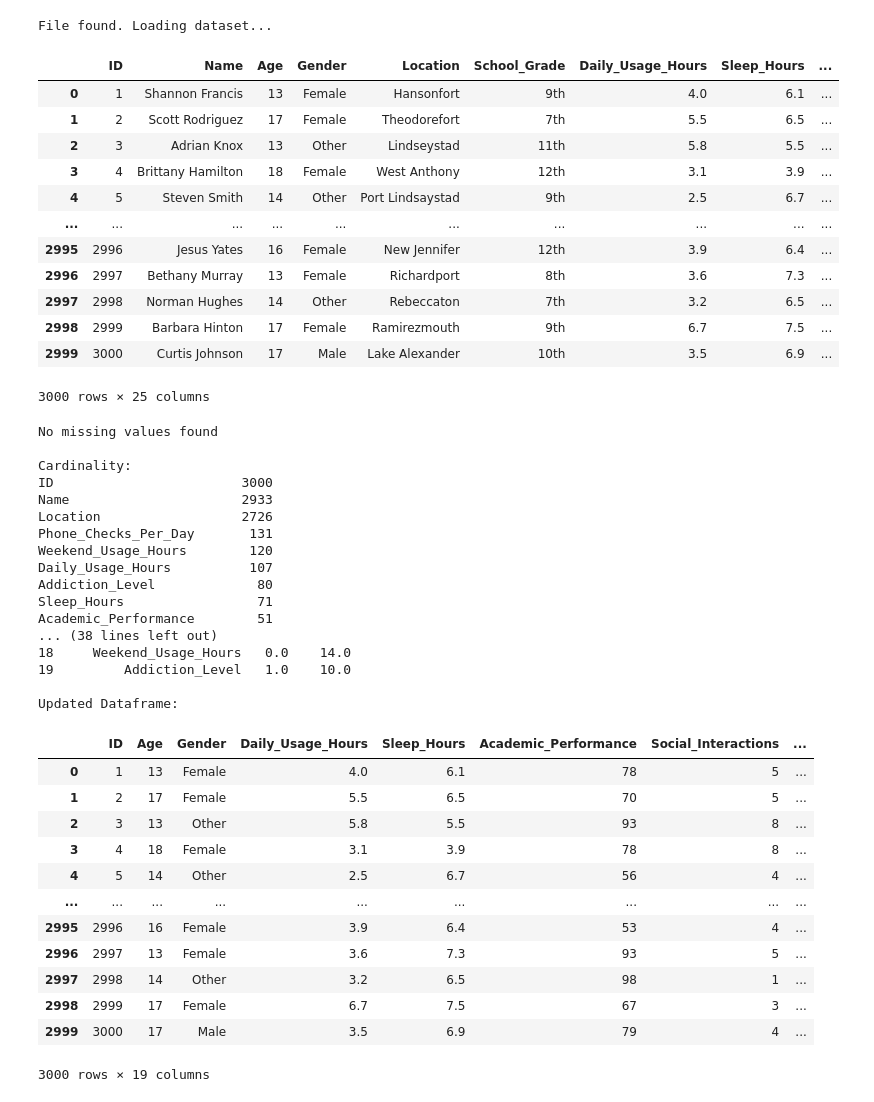
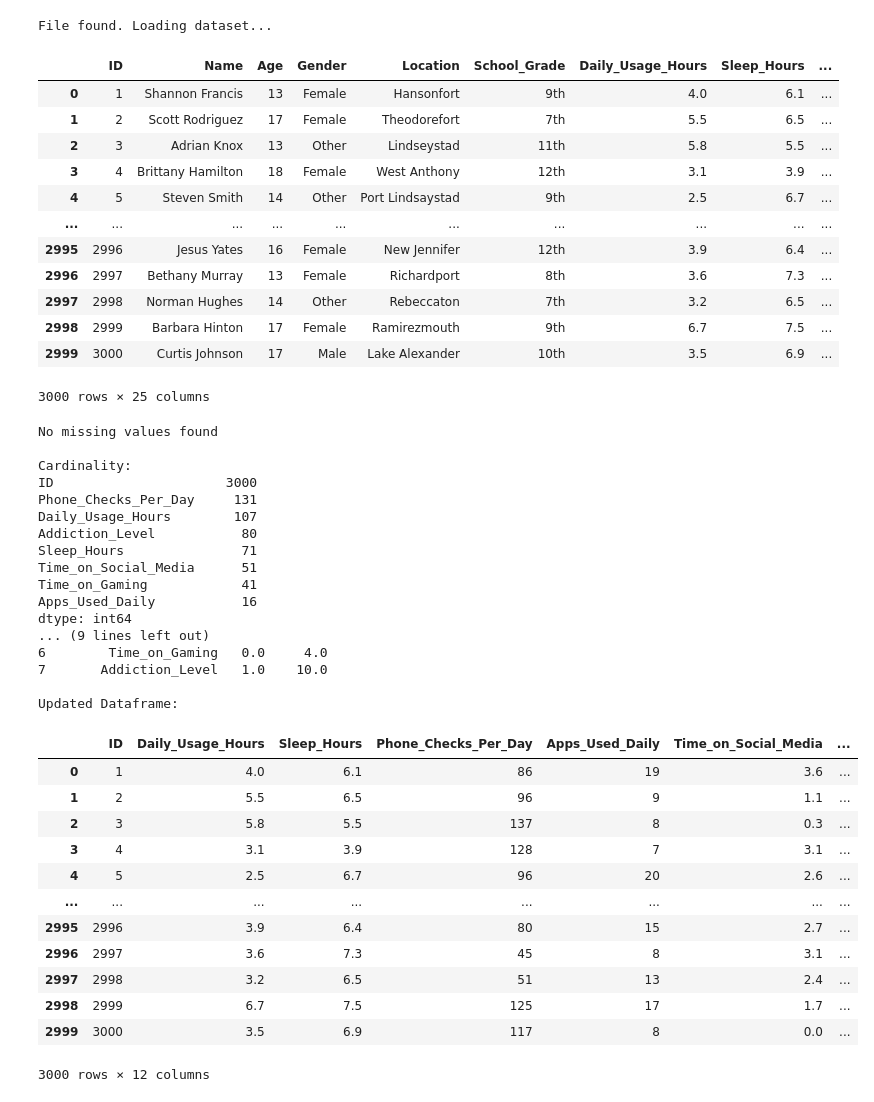
Before and after one commit to amriikk/smartphone-teens, a Jupyter notebook: HW_3_Data_Prep.ipynb, the cells around one changed output. Cells and saved outputs as stored; diff of their text form; code cells hidden in the pictures.

```diff
--- a/HW_3_Data_Prep.ipynb
+++ b/HW_3_Data_Prep.ipynb
@@ -4,6 +4,7 @@
 import io
 import os
 import pandas as pd
+import numpy as np
 from google.colab import files
 
 file_path = "/content/teen_phone_addiction_dataset.csv"
@@ -23,6 +24,15 @@ display(df)
 # Missingness
 print(f"\nMissing values present" if df.isna().any().any() else "\nNo missing values found")
 
+# Cleaning the Dataset
+col_list_to_drop = ['Name', 'Age', 'Gender', 'Location', 'School_Grade', 'Academic_Performance', 'Social_Interactions', 'Exercise_Hours', 'Anxiety_Level', 'Depression_Level',
+                    'Self_Esteem', 'Parental_Control', 'Screen_Time_Before_Bed', 'Time_on_Education', 'Phone_Usage_Purpose', 'Family_Communication', 'Weekend_Usage_Hours']
+
+for col in col_list_to_drop:
+  if col in df.columns:
+    df.drop(col,axis = 1,inplace = True)
+# print(list(df.columns))
+
 # Cardinality
 print(f"\nCardinality:\n{df.nunique(dropna=True).sort_values(ascending=False)}")
 
@@ -32,60 +42,56 @@ print(f"\nChecking outlying values:\n{outlier}")
 
 # Features
 target = 'Addiction_Level'
 new_cols = ['Usage_to_Sleep_Ratio', 'Checks_per_App', 'Entertainment_Ratio']
 df['Usage_to_Sleep_Ratio'] = df['Daily_Usage_Hours'] / df['Sleep_Hours']
 df['Checks_per_App'] = df['Phone_Checks_Per_Day'] / df['Apps_Used_Daily']
 df['Entertainment_Ratio'] = (df['Time_on_Social_Media'] + df['Time_on_Gaming']) / df['Daily_Usage_Hours']
+df["High_Addiction"] = np.where(df["Addiction_Level"] > 7, 1, 0)
 
-col_list_to_drop = ['Name', 'Location', 'School_Grade', 'Anxiety_Level', 'Depression_Level', 'Self_Esteem', 'Apps_Used_Daily', 'Time_on_Education', 'Family_Communication']
-for col in col_list_to_drop:
-  if col in df.columns:
-    df.drop(col,axis = 1,inplace = True)
-# print(list(df.columns))
 print(f"\nUpdated Dataframe:")
 display(df)
 # %% [output]
 File found. Loading dataset...
 |  | ID | Name | Age | Gender | Location | School_Grade | Daily_Usage_Hours | Sleep_Hours | ... |
 | 0 | 1 | Shannon Francis | 13 | Female | Hansonfort | 9th | 4.0 | 6.1 | ... |
 | 1 | 2 | Scott Rodriguez | 17 | Female | Theodorefort | 7th | 5.5 | 6.5 | ... |
 | 2 | 3 | Adrian Knox | 13 | Other | Lindseystad | 11th | 5.8 | 5.5 | ... |
 | 3 | 4 | Brittany Hamilton | 18 | Female | West Anthony | 12th | 3.1 | 3.9 | ... |
 | 4 | 5 | Steven Smith | 14 | Other | Port Lindsaystad | 9th | 2.5 | 6.7 | ... |
 | ... | ... | ... | ... | ... | ... | ... | ... | ... | ... |
 | 2995 | 2996 | Jesus Yates | 16 | Female | New Jennifer | 12th | 3.9 | 6.4 | ... |
 | 2996 | 2997 | Bethany Murray | 13 | Female | Richardport | 8th | 3.6 | 7.3 | ... |
 | 2997 | 2998 | Norman Hughes | 14 | Other | Rebeccaton | 7th | 3.2 | 6.5 | ... |
 | 2998 | 2999 | Barbara Hinton | 17 | Female | Ramirezmouth | 9th | 6.7 | 7.5 | ... |
 | 2999 | 3000 | Curtis Johnson | 17 | Male | Lake Alexander | 10th | 3.5 | 6.9 | ... |
 3000 rows × 25 columns
 No missing values found
 
 Cardinality:
-ID                        3000
-Name                      2933
-Location                  2726
-Phone_Checks_Per_Day       131
-Weekend_Usage_Hours        120
-Daily_Usage_Hours          107
-Addiction_Level             80
-Sleep_Hours                 71
-Academic_Performance        51
-... (38 lines left out)
-18     Weekend_Usage_Hours   0.0    14.0
-19         Addiction_Level   1.0    10.0
+ID                      3000
+Phone_Checks_Per_Day     131
+Daily_Usage_Hours        107
+Addiction_Level           80
+Sleep_Hours               71
+Time_on_Social_Media      51
+Time_on_Gaming            41
+Apps_Used_Daily           16
+dtype: int64
+... (9 lines left out)
+6        Time_on_Gaming   0.0     4.0
+7       Addiction_Level   1.0    10.0
 
 Updated Dataframe:
-|  | ID | Age | Gender | Daily_Usage_Hours | Sleep_Hours | Academic_Performance | Social_Interactions | ... |
-| 0 | 1 | 13 | Female | 4.0 | 6.1 | 78 | 5 | ... |
-| 1 | 2 | 17 | Female | 5.5 | 6.5 | 70 | 5 | ... |
-| 2 | 3 | 13 | Other | 5.8 | 5.5 | 93 | 8 | ... |
-| 3 | 4 | 18 | Female | 3.1 | 3.9 | 78 | 8 | ... |
-| 4 | 5 | 14 | Other | 2.5 | 6.7 | 56 | 4 | ... |
-| ... | ... | ... | ... | ... | ... | ... | ... | ... |
-| 2995 | 2996 | 16 | Female | 3.9 | 6.4 | 53 | 4 | ... |
-| 2996 | 2997 | 13 | Female | 3.6 | 7.3 | 93 | 5 | ... |
-| 2997 | 2998 | 14 | Other | 3.2 | 6.5 | 98 | 1 | ... |
-| 2998 | 2999 | 17 | Female | 6.7 | 7.5 | 67 | 3 | ... |
-| 2999 | 3000 | 17 | Male | 3.5 | 6.9 | 79 | 4 | ... |
+|  | ID | Daily_Usage_Hours | Sleep_Hours | Phone_Checks_Per_Day | Apps_Used_Daily | Time_on_Social_Media | ... |
+| 0 | 1 | 4.0 | 6.1 | 86 | 19 | 3.6 | ... |
+| 1 | 2 | 5.5 | 6.5 | 96 | 9 | 1.1 | ... |
+| 2 | 3 | 5.8 | 5.5 | 137 | 8 | 0.3 | ... |
+| 3 | 4 | 3.1 | 3.9 | 128 | 7 | 3.1 | ... |
+| 4 | 5 | 2.5 | 6.7 | 96 | 20 | 2.6 | ... |
+| ... | ... | ... | ... | ... | ... | ... | ... |
+| 2995 | 2996 | 3.9 | 6.4 | 80 | 15 | 2.7 | ... |
+| 2996 | 2997 | 3.6 | 7.3 | 45 | 8 | 3.1 | ... |
+| 2997 | 2998 | 3.2 | 6.5 | 51 | 13 | 2.4 | ... |
+| 2998 | 2999 | 6.7 | 7.5 | 125 | 17 | 1.7 | ... |
+| 2999 | 3000 | 3.5 | 6.9 | 117 | 8 | 0.0 | ... |
-3000 rows × 19 columns
+3000 rows × 12 columns
```
Also changed, not shown: parts of 1 cell of this notebook.
